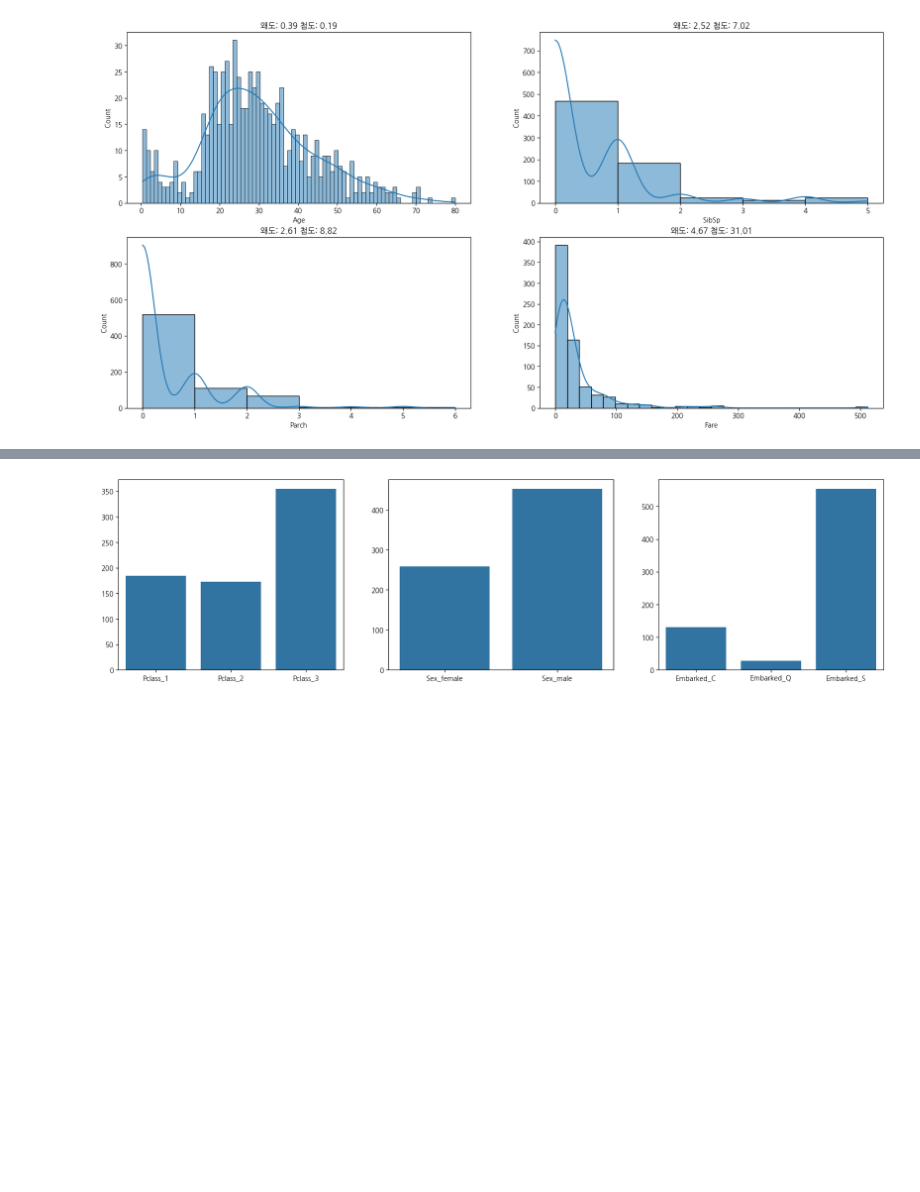
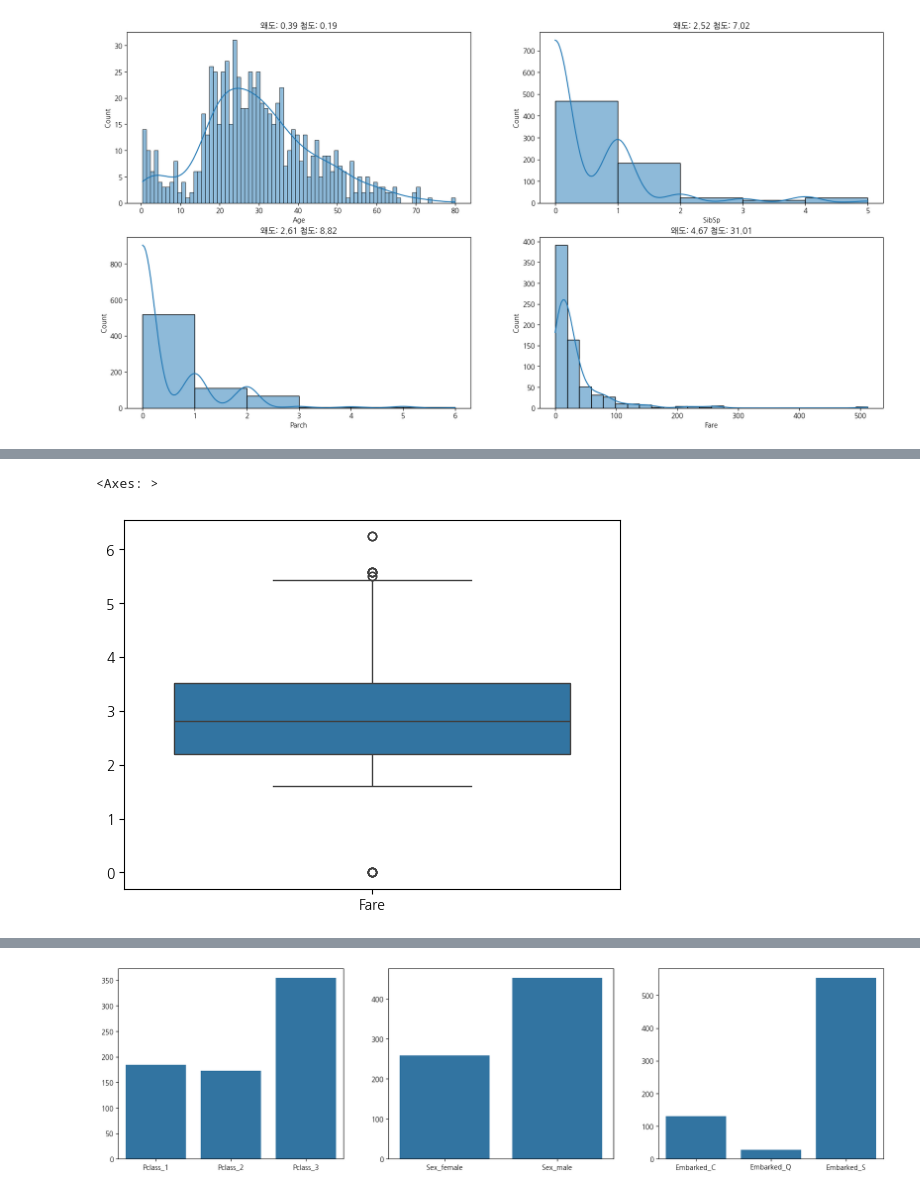
Before and after one commit to Song-Juntae/kaggle, a Jupyter notebook: getting_started/titanic/titanic.ipynb, the cells around one changed output, grey strips where cells are left out. Drawn from its saved outputs; the diff is of its cells as text; code cells hidden in the pictures; blank space fills up the shorter version.

```diff
--- a/getting_started/titanic/titanic.ipynb
+++ b/getting_started/titanic/titanic.ipynb
@@ -365,0 +416,7 @@ sns.histplot(df_train_결측치처리1['Fare'], kde=True, binwidth=20, ax=axes[3
+# %%
+# 로그 스케일링
+
+sns.boxplot(np.log(df_train_결측치처리1[['Fare']]+1))
+# %% [output]
+<Axes: >
+[figure, added]
```
Also changed, not shown: parts of 8 cells of this notebook.
